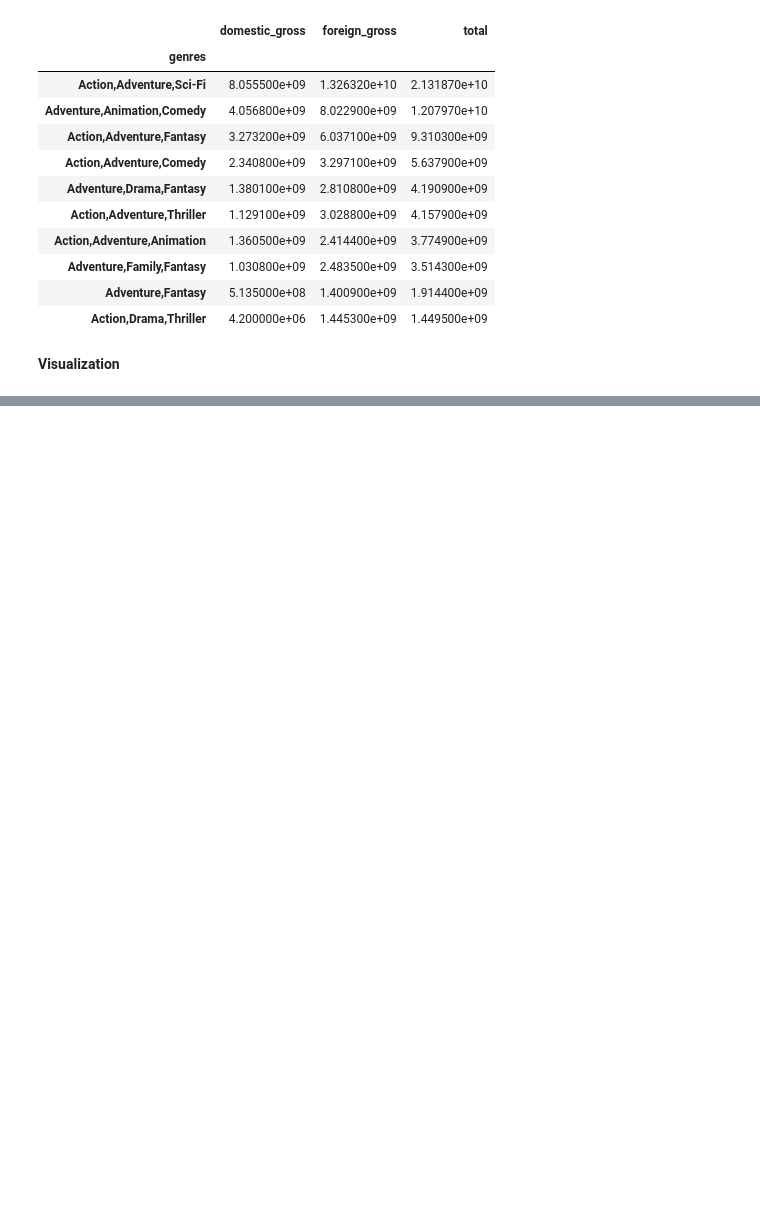
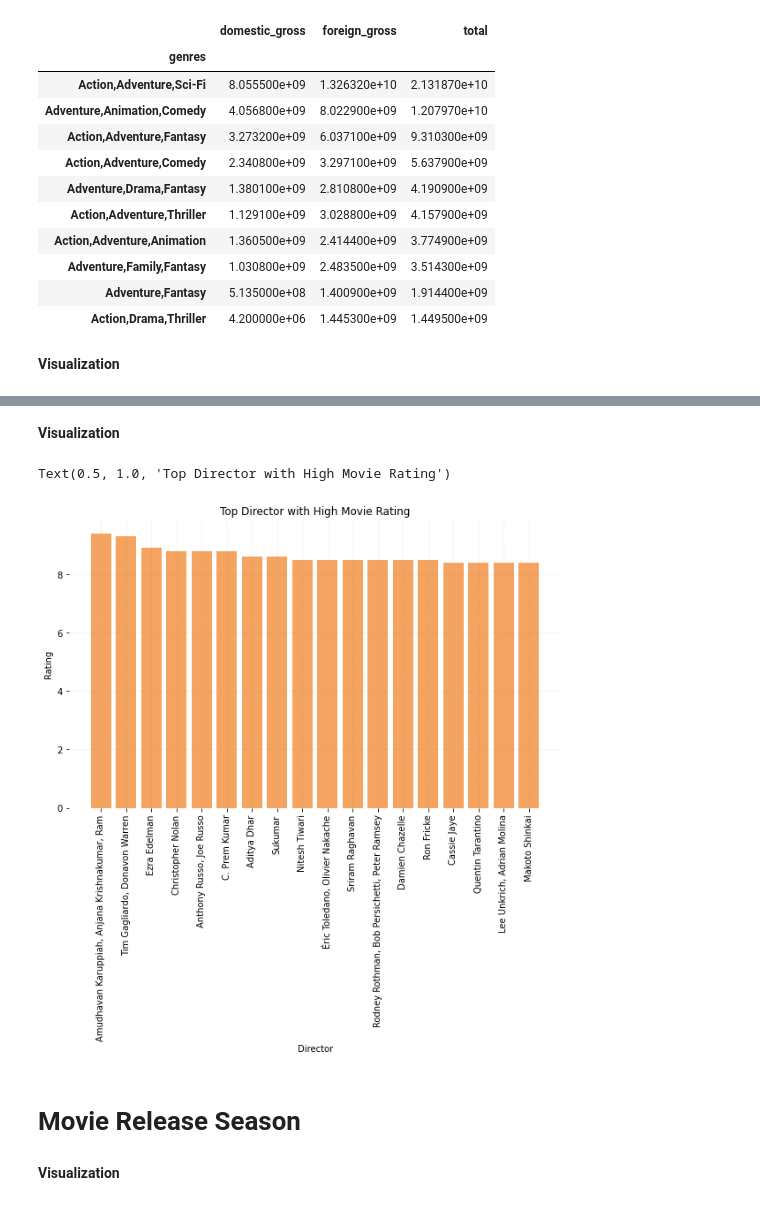
Before and after one commit to ramilchai/dsc-phase-1-project, a Jupyter notebook: student.ipynb, the cells around one changed output, grey strips where cells are left out. Cells and saved outputs as stored; diff of their text form; code cells hidden in the pictures; blank space fills up the shorter version.

```diff
--- a/student.ipynb
+++ b/student.ipynb
@@ -661,0 +852,3 @@ for_graph
+# %%
+graphing = workingdf[workingdf['numvotes'] >= workingdf['numvotes'].mean()].sort_values('averagerating', ascending=False)[:20]
+graphing
@@ -661,0 +873,8 @@ for_graph
+# %%
+def getDirName(entry):
+    dirlist = []
+    codelist = entry.split(',')
+    for code in codelist:
+        name = name_basics[name_basics['nconst'] == code]['primary_name'].values[0]
+        dirlist.append(name)
+    return dirlist
@@ -661,0 +889,4 @@ for_graph
+# %%
+graphing['director_name'] = graphing['directors'].map(getDirName)
+# %%
+graphing['dirname_str'] = [', '.join(map(str, dname)) for dname in graphing['director_name']]
@@ -661,0 +913,20 @@ for_graph
+# %% [markdown]
+**Visualization**
+# %%
+name = graphing['dirname_str']
+rate = graphing['averagerating']
+
+fig, ax = plt.subplots(figsize=(10,6))
+ax.bar(name, rate, color='sandybrown', capsize=7 )
+for s in ['top','bottom','left','right']:
+    ax.spines[s].set_visible(False)
+ax.set_ylabel('Rating')
+ax.set_xlabel('Director')
+plt.xticks(rotation=90)
+ax.grid(b=True, color='grey', linestyle='-.', linewidth=0.5, alpha=0.2)
+ax.set_title("Top Director with High Movie Rating")
+# %% [output]
+Text(0.5, 1.0, 'Top Director with High Movie Rating')
+[figure, added]
+# %% [markdown]
+# Movie Release Season
@@ -661,0 +968,2 @@ for_graph
+# %% [markdown]
+**Visualization**
```
Also changed, not shown: parts of 34 cells of this notebook.
